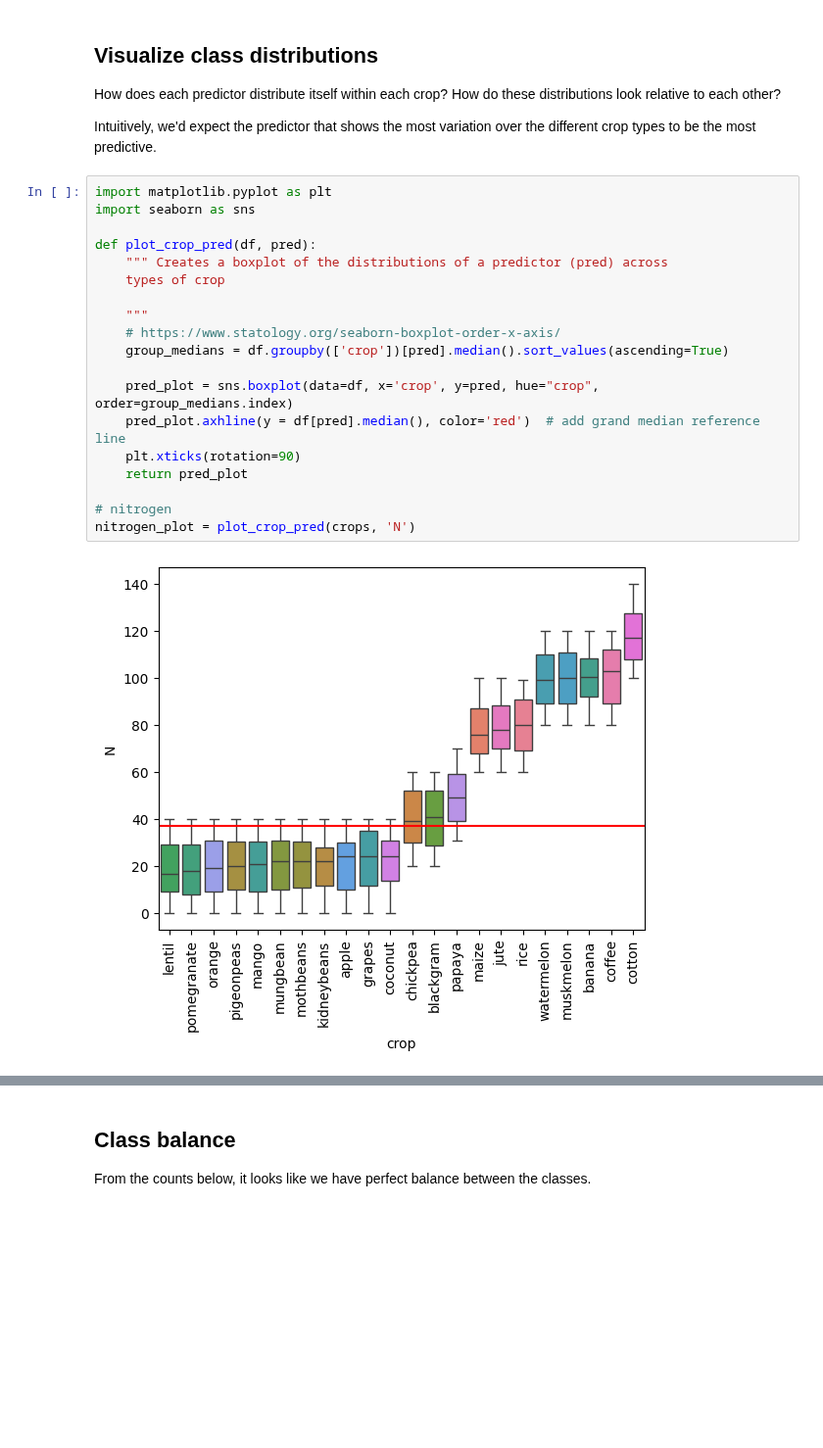
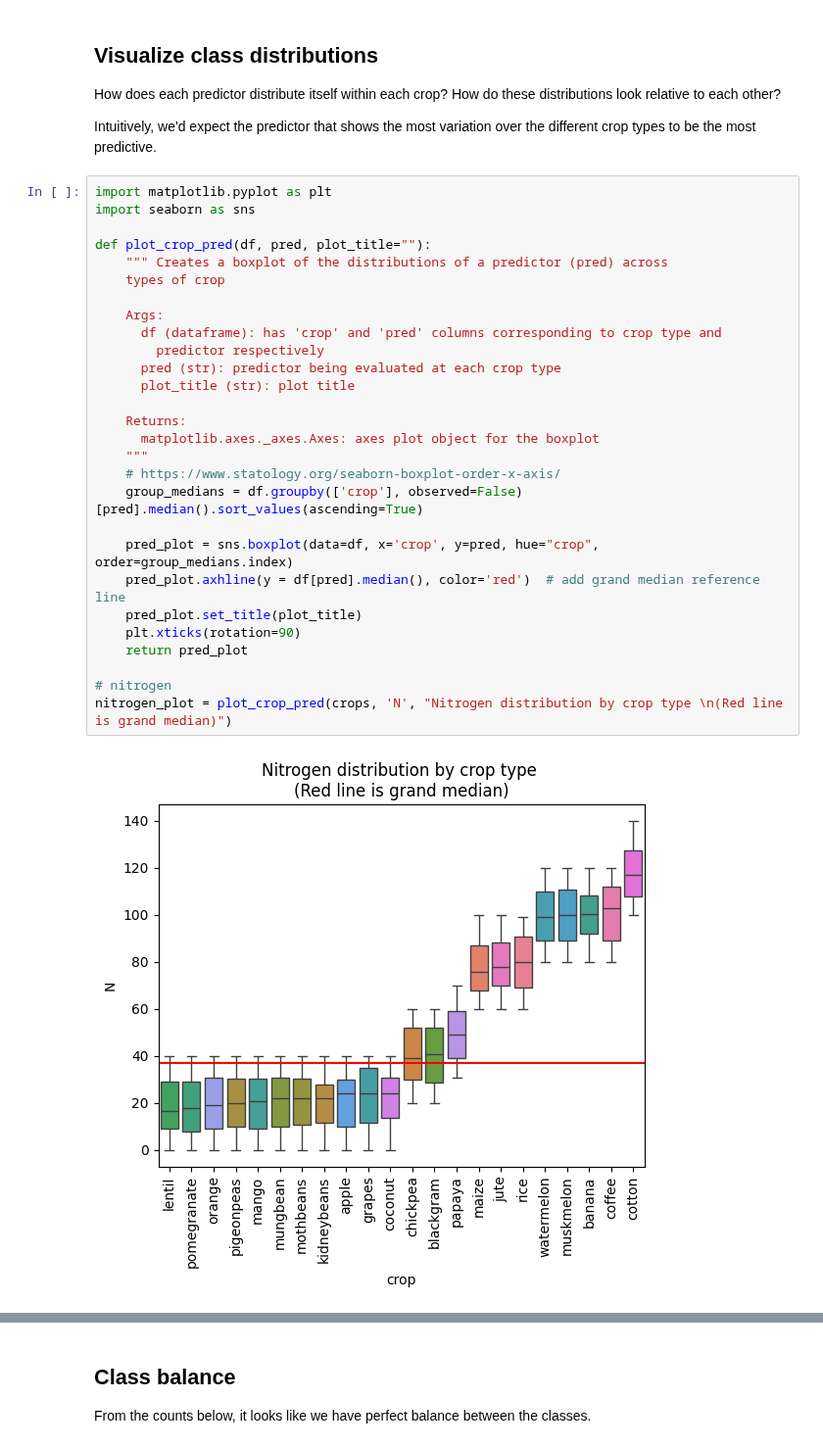
Before and after one commit to MichaelSzczepaniak/DataCamp, a Jupyter notebook: Tracks/Associate Data Scientist/33 Project 9 - Predictive Modeling for Agriculture/PredictiveModelingForAg.ipynb, the cells around one changed output, grey strips where cells are left out. Shown at 98% size. Cells and saved outputs as stored; diff of their text form; blank space fills up the shorter version.

Commit message:
add verification by LDA, add titles to boxplots

```diff
--- a/Tracks/Associate Data Scientist/33 Project 9 - Predictive Modeling for Agriculture/PredictiveModelingForAg.ipynb
+++ b/Tracks/Associate Data Scientist/33 Project 9 - Predictive Modeling for Agriculture/PredictiveModelingForAg.ipynb
@@ -48,23 +47,32 @@ Intuitively, we'd expect the predictor that shows the most variation over the di
 # %%
 import matplotlib.pyplot as plt
 import seaborn as sns
 
-def plot_crop_pred(df, pred):
+def plot_crop_pred(df, pred, plot_title=""):
     """ Creates a boxplot of the distributions of a predictor (pred) across
     types of crop
 
+    Args:
+      df (dataframe): has 'crop' and 'pred' columns corresponding to crop type and
+        predictor respectively
+      pred (str): predictor being evaluated at each crop type
+      plot_title (str): plot title
+
+    Returns:
+      matplotlib.axes._axes.Axes: axes plot object for the boxplot
     """
     # https://www.statology.org/seaborn-boxplot-order-x-axis/
-    group_medians = df.groupby(['crop'])[pred].median().sort_values(ascending=True)
+    group_medians = df.groupby(['crop'], observed=False)[pred].median().sort_values(ascending=True)
 
     pred_plot = sns.boxplot(data=df, x='crop', y=pred, hue="crop", order=group_medians.index)
     pred_plot.axhline(y = df[pred].median(), color='red')  # add grand median reference line
+    pred_plot.set_title(plot_title)
     plt.xticks(rotation=90)
     return pred_plot
 
 # nitrogen
-nitrogen_plot = plot_crop_pred(crops, 'N')
+nitrogen_plot = plot_crop_pred(crops, 'N', "Nitrogen distribution by crop type \n(Red line is grand median)")
 # %% [output]
-[figure, old version]
+[figure, new version]
 # %%
 # phosphorous
```
Also changed, not shown: parts of 13 cells of this notebook.
